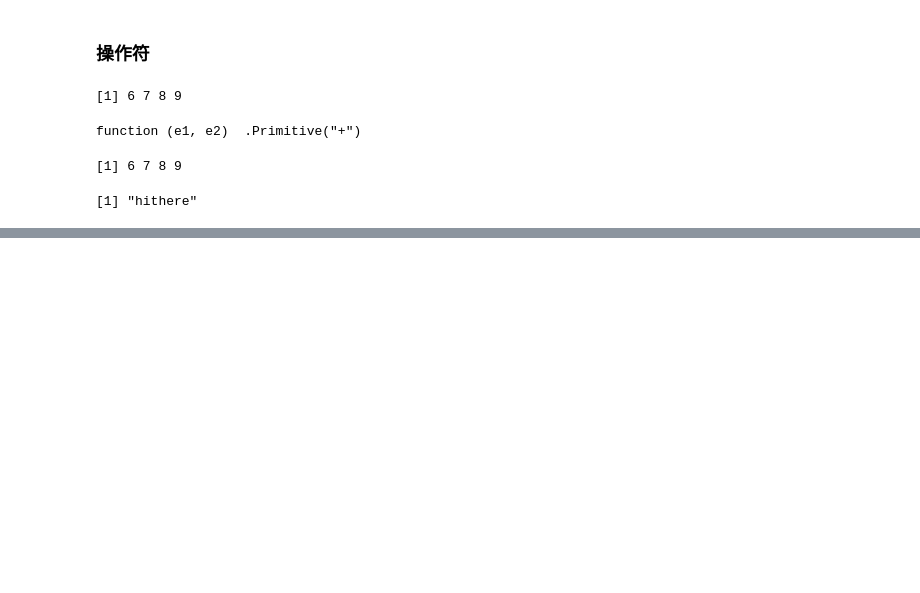
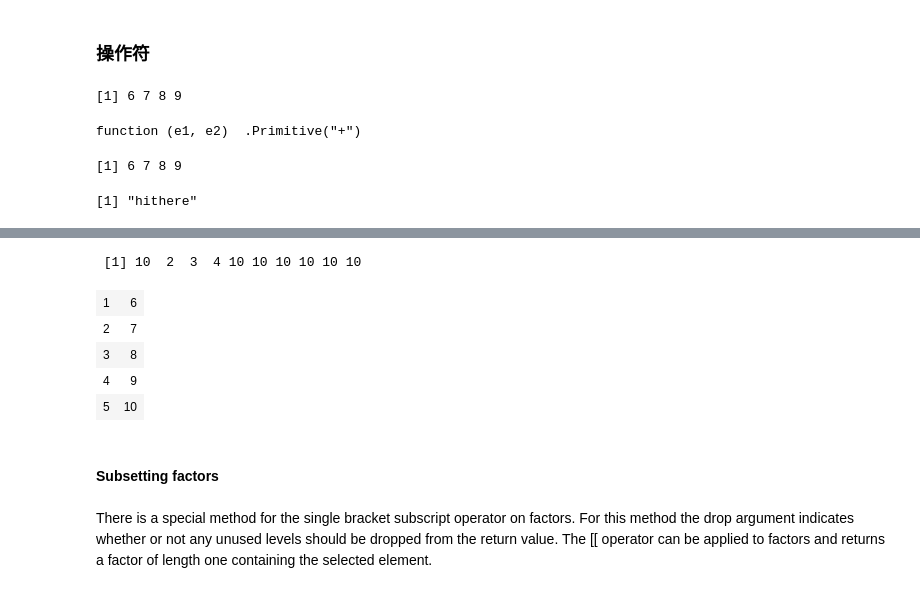
Before and after one commit to ShixiangWang/masterR, a Jupyter notebook: R_programming_for_Bioinformatics.ipynb, the cells around one changed output, grey strips where cells are left out. Drawn from its saved outputs; the diff is of its cells as text; code cells hidden in the pictures; blank space fills up the shorter version.

```diff
--- a/R_programming_for_Bioinformatics.ipynb
+++ b/R_programming_for_Bioinformatics.ipynb
@@ -652,0 +830,25 @@ myP(x,5)
+# %%
+x = 1:10
+x[-(2:4)] = 10  # 除了2,3,4都等于10
+x
+# %% [output]
+ [1] 10  2  3  4 10 10 10 10 10 10
+# %%
+x = matrix(1:10, nc=2)
+x[] = sort(x)
+# %%
+x
+# %% [output]
+| 1 | 6 |
+| 2 | 7 |
+| 3 | 8 |
+| 4 | 9 |
+| 5 | 10 |
+# %% [markdown]
+#### Subsetting factors
+# %% [markdown]
+There is a special method for the single
+bracket subscript operator on factors. For this method the drop argument
+indicates whether or not any unused levels should be dropped from the return
+value. The [[ operator can be applied to factors and returns a factor of length
+one containing the selected element.
```
Also changed, not shown: parts of 40 cells of this notebook.
